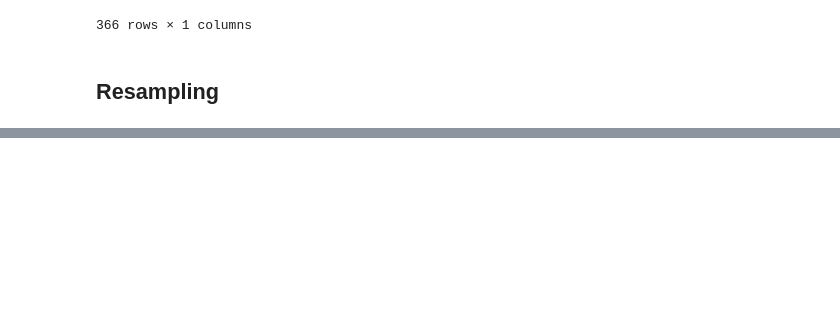
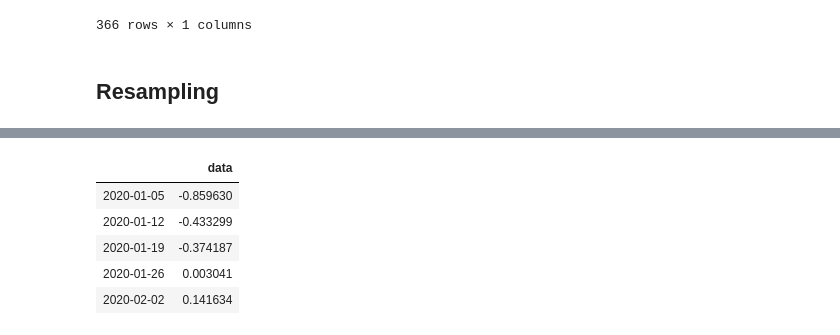
Before and after one commit to pyfra/Pandas-cheat-sheets, a Jupyter notebook: TSA.ipynb, the cells around one changed output, grey strips where cells are left out. Saved outputs shown, nothing was run; the diff lists cells and outputs as text; code cells hidden in the pictures; blank space fills up the shorter version.

```diff
--- a/TSA.ipynb
+++ b/TSA.ipynb
@@ -105,0 +116,10 @@ df.loc['2020']
+# %%
+# weekly
+df.resample("W").mean().head()
+# %% [output]
+|  | data |
+| 2020-01-05 | -0.859630 |
+| 2020-01-12 | -0.433299 |
+| 2020-01-19 | -0.374187 |
+| 2020-01-26 | 0.003041 |
+| 2020-02-02 | 0.141634 |
```
Also changed, not shown: parts of 11 cells of this notebook.
